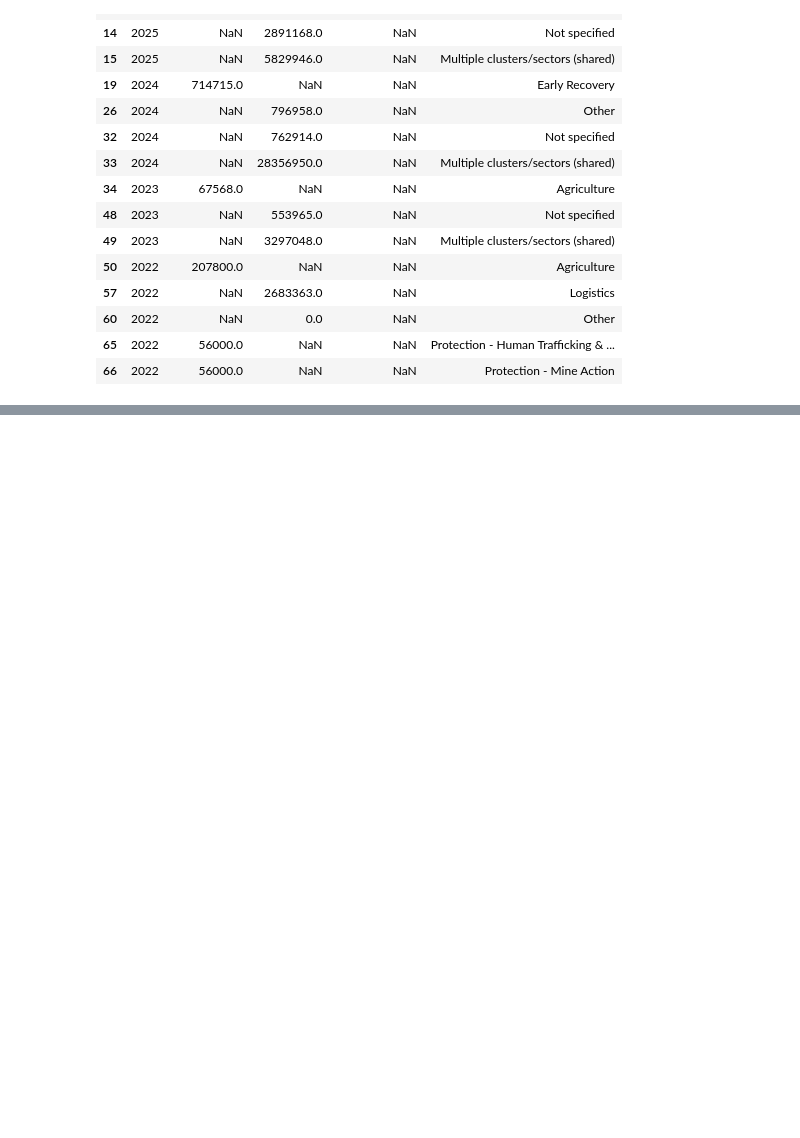
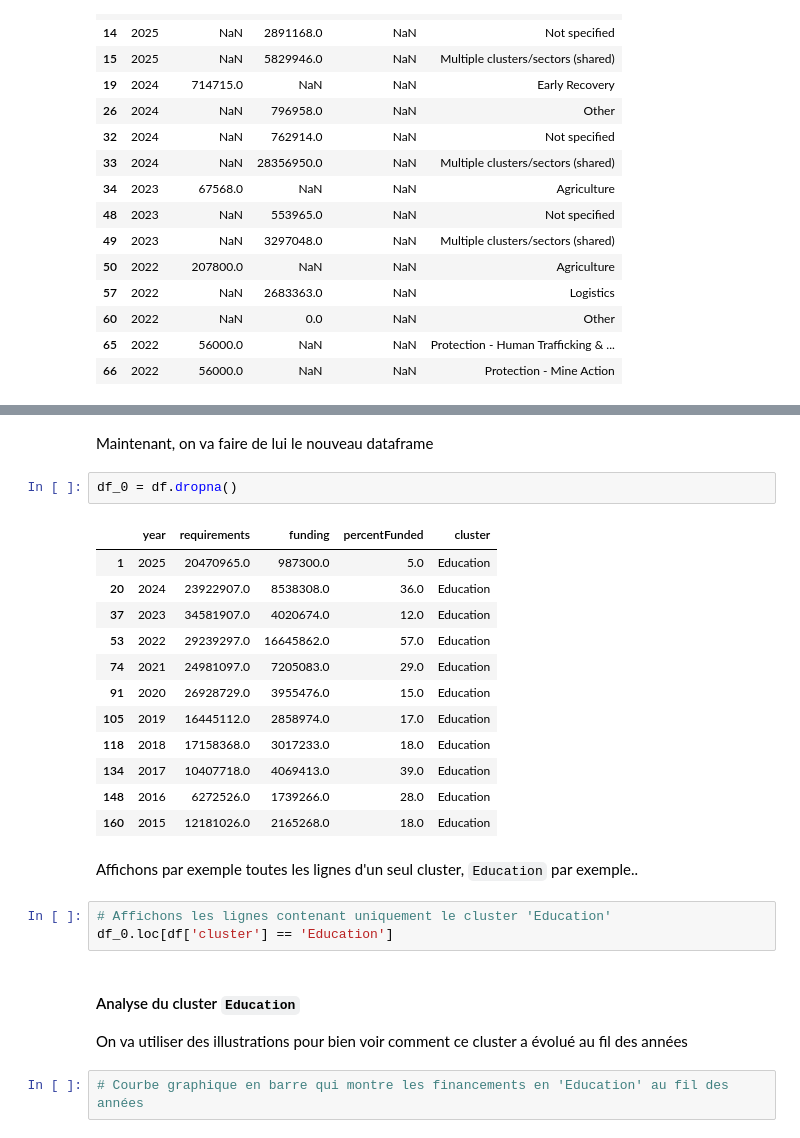
Before and after one commit to AnicetKJ/ProjetFTSCameroun, a Jupyter notebook: notebook_ml1.ipynb, the cells around one changed output, grey strips where cells are left out. Drawn from its saved outputs; the diff is of its cells as text; blank space fills up the shorter version.

```diff
--- a/notebook_ml1.ipynb
+++ b/notebook_ml1.ipynb
@@ -231,0 +253,27 @@ C'est quoi ce chaos! Ma tête chauffe déjà.. Comment on va décider ce qu'il f
+# %% [markdown]
+Maintenant, on va faire de lui le nouveau dataframe
+# %%
+df_0 = df.dropna()
+# %% [output]
+|  | year | requirements | funding | percentFunded | cluster |
+| 1 | 2025 | 20470965.0 | 987300.0 | 5.0 | Education |
+| 20 | 2024 | 23922907.0 | 8538308.0 | 36.0 | Education |
+| 37 | 2023 | 34581907.0 | 4020674.0 | 12.0 | Education |
+| 53 | 2022 | 29239297.0 | 16645862.0 | 57.0 | Education |
+| 74 | 2021 | 24981097.0 | 7205083.0 | 29.0 | Education |
+| 91 | 2020 | 26928729.0 | 3955476.0 | 15.0 | Education |
+| 105 | 2019 | 16445112.0 | 2858974.0 | 17.0 | Education |
+| 118 | 2018 | 17158368.0 | 3017233.0 | 18.0 | Education |
+| 134 | 2017 | 10407718.0 | 4069413.0 | 39.0 | Education |
+| 148 | 2016 | 6272526.0 | 1739266.0 | 28.0 | Education |
+| 160 | 2015 | 12181026.0 | 2165268.0 | 18.0 | Education |
+# %% [markdown]
+Affichons par exemple toutes les lignes d'un seul cluster, `Education` par exemple..
+# %%
+# Affichons les lignes contenant uniquement le cluster 'Education'
+df_0.loc[df['cluster'] == 'Education']
+# %% [markdown]
+#### Analyse du cluster `Education`
+On va utiliser des illustrations pour bien voir comment ce cluster a évolué au fil des années
+# %%
+# Courbe graphique en barre qui montre les financements en 'Education' au fil des années
```
Also changed, not shown: parts of 12 cells of this notebook.
